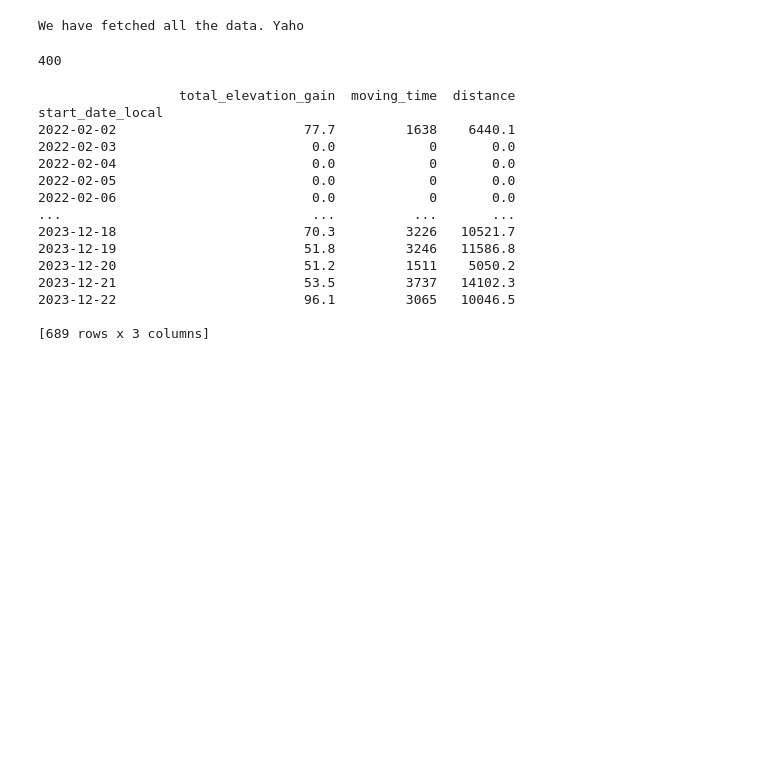
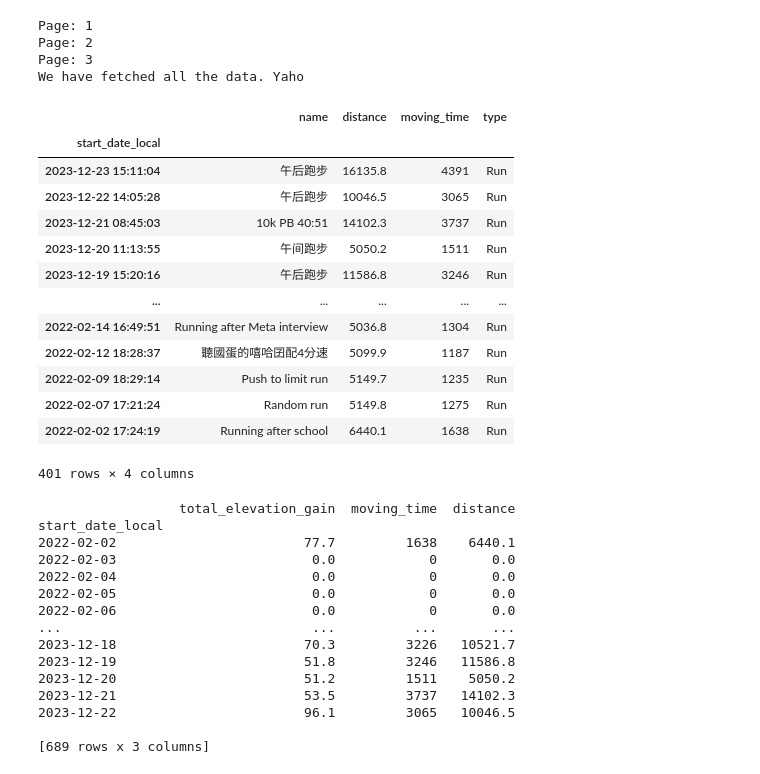
Before and after one commit to handsamtw/strava-calender-api, a Jupyter notebook: backend/calander plot.ipynb, the cells around one changed output. Saved outputs shown, nothing was run; the diff lists cells and outputs as text; code cells hidden in the pictures; blank space fills up the shorter version.

Commit message:
add sport type selection for heatmap plot

```diff
--- a/backend/calander plot.ipynb
+++ b/backend/calander plot.ipynb
@@ -20,11 +20,13 @@ import matplotlib.pyplot as plt
 
 payload = {}
 headers = {
-  'Authorization': 'Bearer '
+  'Authorization': 'Bearer 73782755522d05de4231ee48721d4f682f907f14'
 }
 data = []
 per_page = 200
+required_columns = ["name", "distance", "moving_time", "type", "start_date_local"]
 for page_num in range(1, 10):
+  print(f"Page: {page_num}")
   response = requests.request("GET", f"https://www.strava.com/api/v3/activities?page={page_num}&per_page={per_page}", headers=headers, data=payload)
   if response.status_code != 200:
     print("Bad request!")
@@ -32,16 +34,20 @@ for page_num in range(1, 10):
   else:
     result = response.json()
     if isinstance(result, list) and len(result) > 0:
-      data.extend(result)
+      for activity in result:
+          selected_data = {col: activity[col] for col in required_columns}
+          data.append(selected_data)
+      if len(result) < 200:
+        print("We have fetched all the data. Yaho")
+        break
     else:
-      print("We have fetched all the data. Yaho")
+      print("No valid result")
       break
 # %% [output]
+Page: 1
+Page: 2
+Page: 3
 We have fetched all the data. Yaho
-# %%
-len(data)
-# %% [output]
-400
 # %%
 ACTIVITY_FORMAT = "%Y-%m-%dT%H:%M:%SZ"
 
@@ -51,3 +57,20 @@ df = pd.DataFrame(data)
 # Convert 'start_date_local' to datetime and set it as the index
 df['start_date_local'] = pd.to_datetime(df['start_date_local'], format=ACTIVITY_FORMAT)
 df.set_index('start_date_local', inplace=True)
+# %%
+df
+# %% [output]
+|  | name | distance | moving_time | type |
+| start_date_local |  |  |  |  |
+| 2023-12-23 15:11:04 | 午后跑步 | 16135.8 | 4391 | Run |
+| 2023-12-22 14:05:28 | 午后跑步 | 10046.5 | 3065 | Run |
+| 2023-12-21 08:45:03 | 10k PB 40:51 | 14102.3 | 3737 | Run |
+| 2023-12-20 11:13:55 | 午间跑步 | 5050.2 | 1511 | Run |
+| 2023-12-19 15:20:16 | 午后跑步 | 11586.8 | 3246 | Run |
+| ... | ... | ... | ... | ... |
+| 2022-02-14 16:49:51 | Running after Meta interview | 5036.8 | 1304 | Run |
+| 2022-02-12 18:28:37 | 聽國蛋的嘻哈囝配4分速 | 5099.9 | 1187 | Run |
+| 2022-02-09 18:29:14 | Push to limit run | 5149.7 | 1235 | Run |
+| 2022-02-07 17:21:24 | Random run | 5149.8 | 1275 | Run |
+| 2022-02-02 17:24:19 | Running after school | 6440.1 | 1638 | Run |
+401 rows × 4 columns
```
Also changed, not shown: parts of 1 cell of this notebook, 1 other file.
